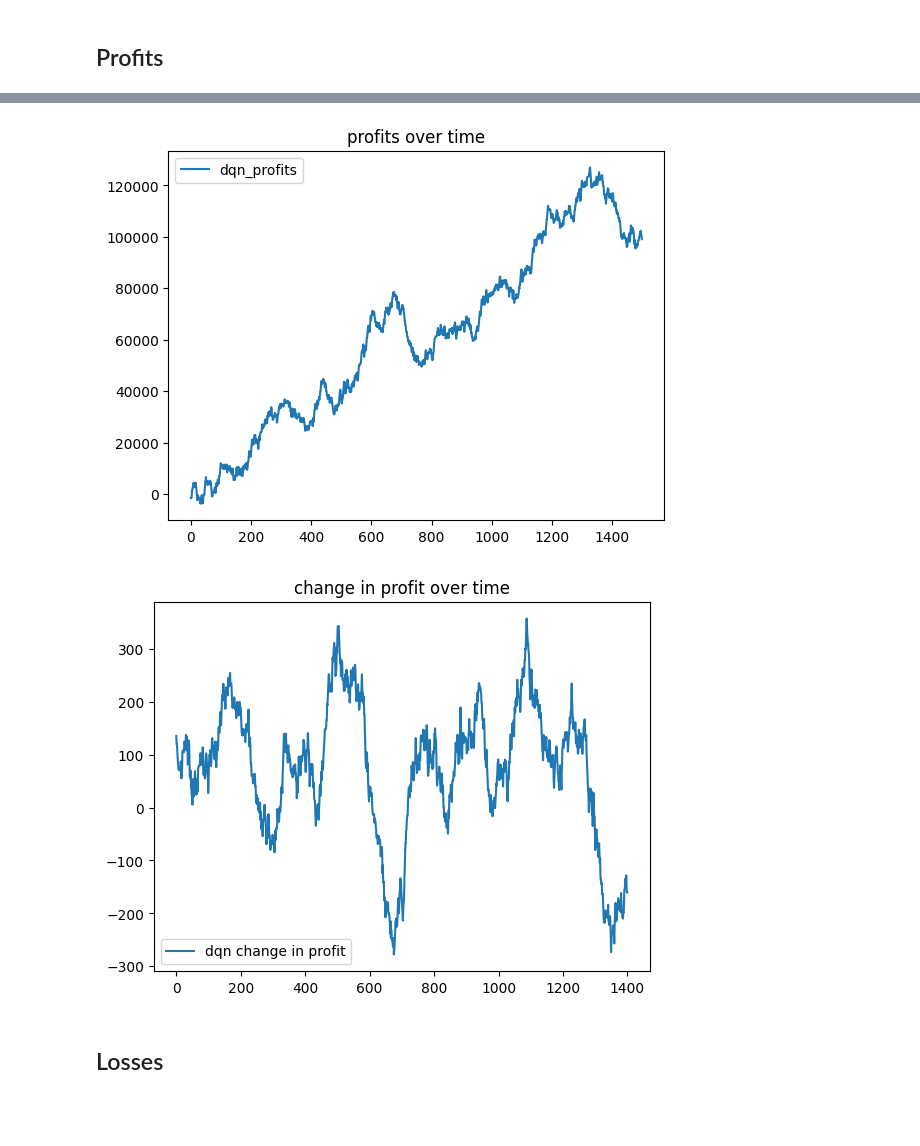
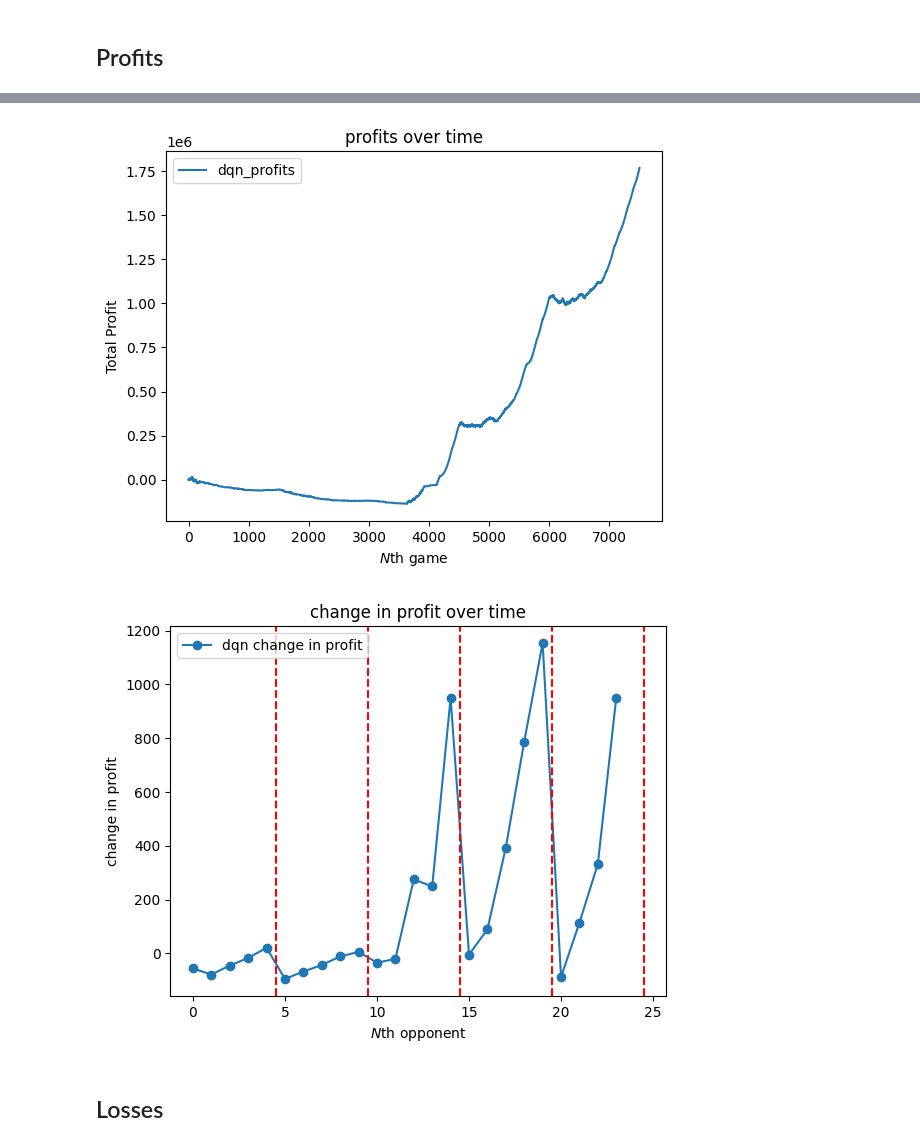
Before and after one commit to aidanholc/ReinforcementLearningFinalProject, a Jupyter notebook: environment.ipynb, the cells around one changed output, grey strips where cells are left out. Drawn from its saved outputs; the diff is of its cells as text; code cells hidden in the pictures; blank space fills up the shorter version.

Commit message:
more graphing

```diff
--- a/environment.ipynb
+++ b/environment.ipynb
@@ -481,6 +481,12 @@ dqn_agent_1 = DQNAgent(config=agent_config_1)
 call_raise_agent = CallorRaiseAgent({'A': ACTIONS, 'raise_choice': 1})
 call_agent = CallAgent({'A': ACTIONS})
 raise_quarter_agent = RaiseAgent({'A': ACTIONS, 'raise_choice': 0})
+# %%
+from agents import FixedPolicyAgent
+
+fixed_configs = [{'A': ACTIONS, 'loose_handedness': x} for x in np.linspace(.1,.9,5)]
+
+fixed_agents = [FixedPolicyAgent(fixed_configs[i]) for i in range(len(fixed_configs))]
 # %%
 agent_0_all_states = list()
 agent_0_profits = list()
@@ -490,7 +496,7 @@ agent_1_all_states = list()
 agent_1_profits = list()
 agent_1_losses = list()
 count = 0
-opponent_agents = [random_agent, random_agent, random_agent, random_agent, random_agent]
+#opponent_agents = [random_agent, random_agent, random_agent, random_agent, random_agent]
 def clean_states(states, agent_name):
     cleaned_states = list()
     for state in states:
@@ -499,21 +505,22 @@ def clean_states(states, agent_name):
         elif 'state' in state.keys() and 'action' in state.keys() and state['done'] is True:
             cleaned_states.append(state)
         else:
-            print(f'AGENT NAME: {agent_name}: state')
+          #  print(f'AGENT NAME: {agent_name}: {state}')
+            # Opponent folded preflop, nothing to add to the state since no action was taken
             pass
     return cleaned_states
 
-for j in tnrange(15):
-    agent_0 = opponent_agents[j % len(opponent_agents)]
+for j in tnrange(25):
+    agent_0 = fixed_agents[j % len(fixed_agents)]
     for i in tnrange(300, leave=False):
         poker.reset()
         agent_0_states, agent_1_states = episode(agent_0, dqn_agent_1, poker)
 
-        agent_0_states = clean_states(agent_0_states)
+        agent_0_states = clean_states(agent_0_states,'random')
         agent_0_profits.append(poker.profits[0])
         agent_0_losses.append(poker.losses[0])
 
-        agent_1_states = clean_states(agent_1_states)
+        agent_1_states = clean_states(agent_1_states, 'dqn')
         agent_1_profits.append(poker.profits[1])
         agent_1_losses.append(poker.losses[1])
         # dqn_agent.D.extend(agent_0_states)
@@ -608,8 +820,10 @@ poker.profits
 # %%
 plt.plot(agent_1_profits, label='dqn_profits')
 plt.title('profits over time')
 plt.legend()
+plt.ylabel('Total Profit')
+plt.xlabel('$N$th game')
 plt.show()
 # %% [output]
-[figure, old version]
+[figure, new version]
 # %%
@@ -619,13 +833,18 @@ def stat_derivative(stat, step_size):
         change.append((stat[i + step_size] - stat[i]) / step_size)
     return change
 # %%
-change_in_profit = stat_derivative(agent_1_profits, 100)
-plt.plot(change_in_profit, label='dqn change in profit')
+change_in_profit = stat_derivative(agent_1_profits, 300,300)
+plt.plot(np.arange(len(change_in_profit)), change_in_profit, '-o',label='dqn change in profit')
 plt.title('change in profit over time')
+for i in np.arange(4.5,26, 5):
+    plt.axvline(i, linestyle='--',c='red')
+
 plt.legend()
+plt.ylabel('change in profit')
+plt.xlabel('$N$th opponent')
 plt.show()
 # %% [output]
-[figure, old version]
+[figure, new version]
 # %% [markdown]
 ## Losses
 # %%
```
Also changed, not shown: parts of 24 cells of this notebook.
